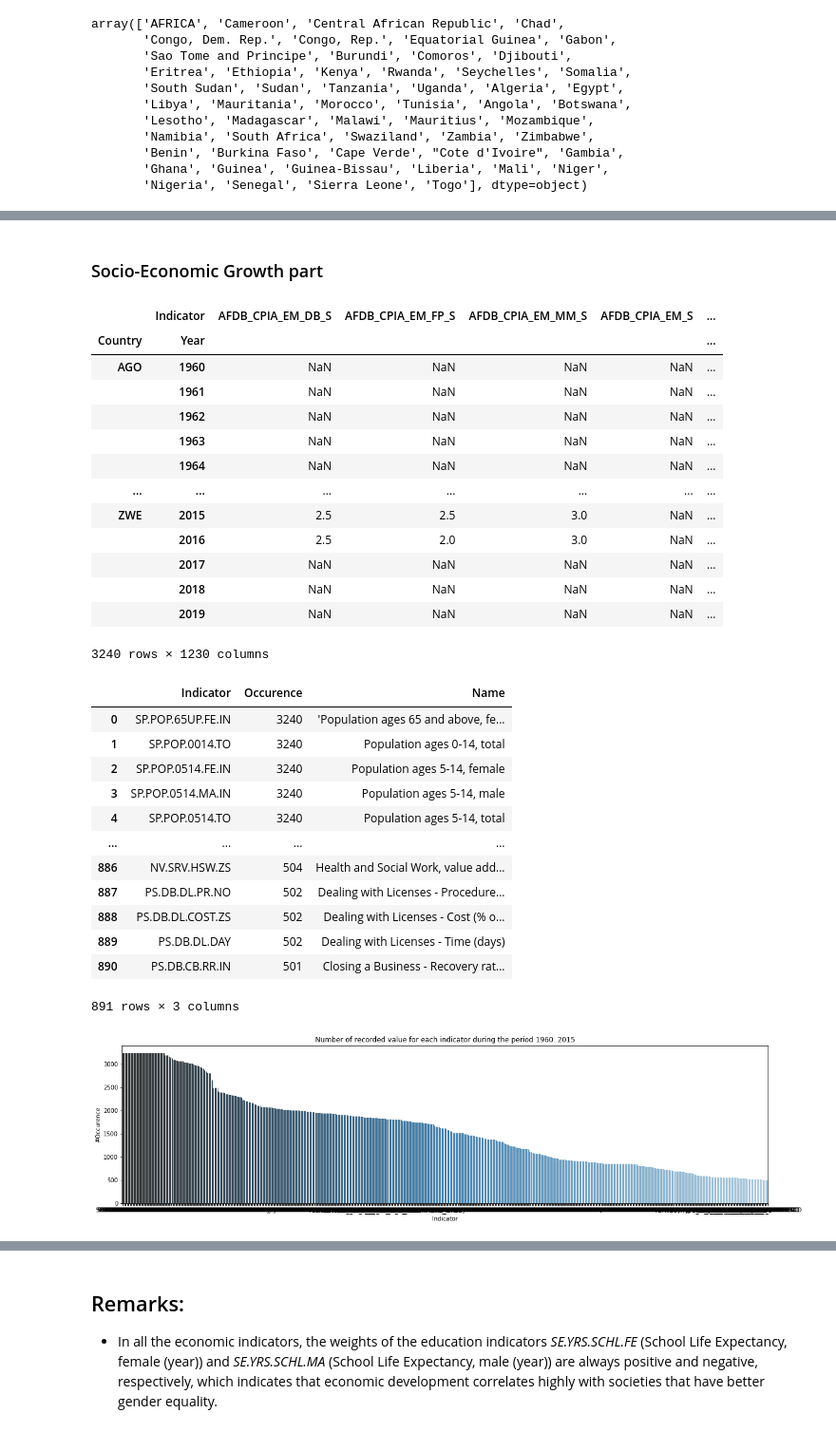
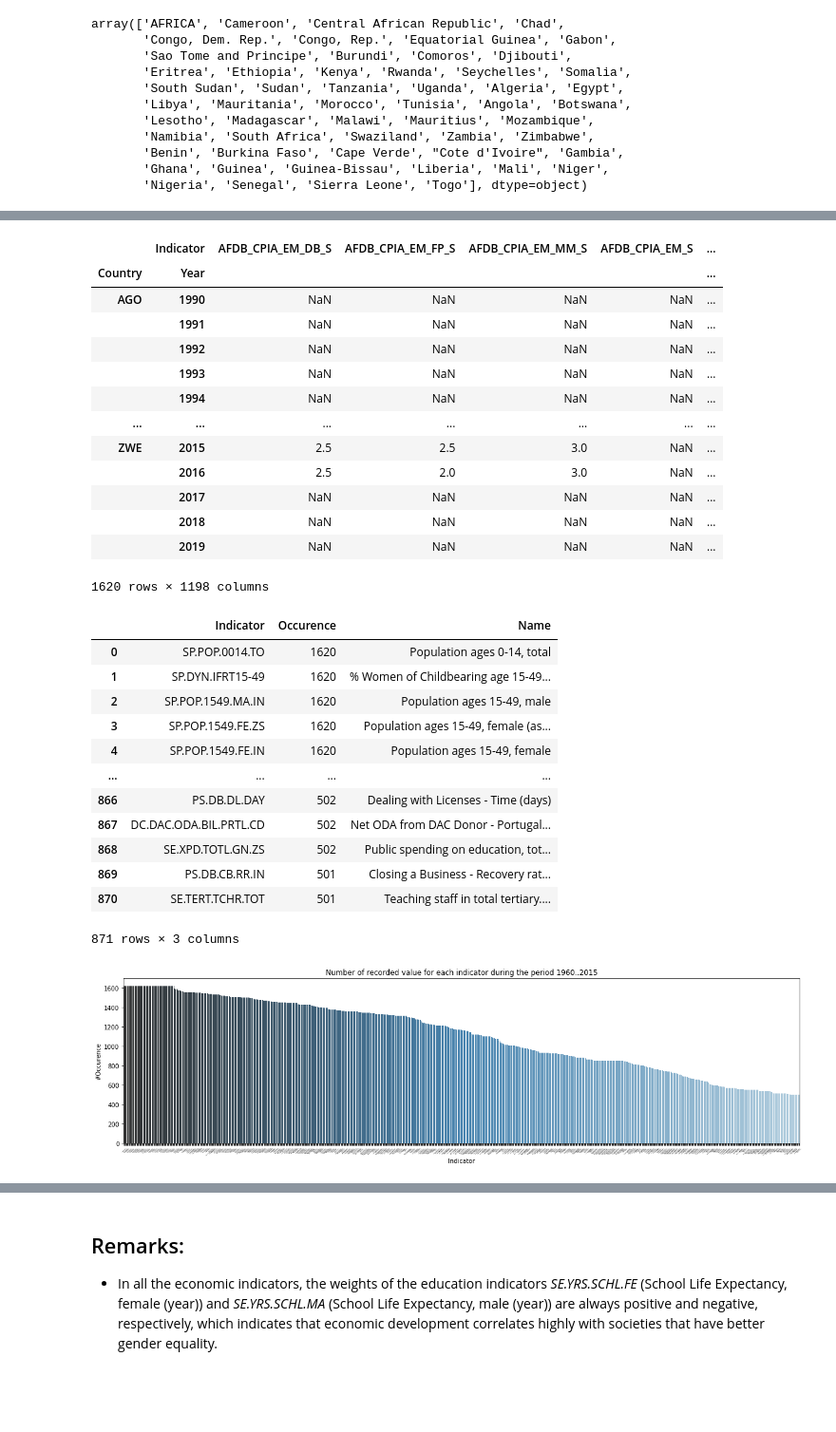
Before and after one commit to GhaliAmir/Education-In-Africa, a Jupyter notebook: Project.ipynb, the cells around one changed output, grey strips where cells are left out. Shown at 95% size. Saved outputs shown, nothing was run; the diff lists cells and outputs as text; code cells hidden in the pictures; blank space fills up the shorter version.

```diff
--- a/Project.ipynb
+++ b/Project.ipynb
@@ -704,7 +561,5 @@ db_dev_inds = db_zero_pivot[development_indicators]
-# %% [markdown]
-### Socio-Economic Growth part
 # %%
-countries_data_trimmed = countries_data[(countries_data.Year <= 2019) & (countries_data.Year >= 1960)]
+countries_data_trimmed = countries_data[(countries_data.Year <= 2019) & (countries_data.Year >= 1990)]
 countries_data_trimmed = countries_data_trimmed[countries_data_trimmed.CountryName.isin(Countries_Only)]
 countries_data_trimmed.replace(to_replace=0.0, value=np.nan, inplace=True)
 indicators_countries_trimmed = pd.pivot_table(countries_data_trimmed, values='Value', index=['Country','Year'], columns=['Indicator'])
@@ -712,18 +567,18 @@ indicators_countries_trimmed
 # %% [output]
 |  | Indicator | AFDB_CPIA_EM_DB_S | AFDB_CPIA_EM_FP_S | AFDB_CPIA_EM_MM_S | AFDB_CPIA_EM_S | ... |
 | Country | Year |  |  |  |  | ... |
-| AGO | 1960 | NaN | NaN | NaN | NaN | ... |
-|  | 1961 | NaN | NaN | NaN | NaN | ... |
-|  | 1962 | NaN | NaN | NaN | NaN | ... |
-|  | 1963 | NaN | NaN | NaN | NaN | ... |
-|  | 1964 | NaN | NaN | NaN | NaN | ... |
+| AGO | 1990 | NaN | NaN | NaN | NaN | ... |
+|  | 1991 | NaN | NaN | NaN | NaN | ... |
+|  | 1992 | NaN | NaN | NaN | NaN | ... |
+|  | 1993 | NaN | NaN | NaN | NaN | ... |
+|  | 1994 | NaN | NaN | NaN | NaN | ... |
 | ... | ... | ... | ... | ... | ... | ... |
 | ZWE | 2015 | 2.5 | 2.5 | 3.0 | NaN | ... |
 |  | 2016 | 2.5 | 2.0 | 3.0 | NaN | ... |
 |  | 2017 | NaN | NaN | NaN | NaN | ... |
 |  | 2018 | NaN | NaN | NaN | NaN | ... |
 |  | 2019 | NaN | NaN | NaN | NaN | ... |
-3240 rows × 1230 columns
+1620 rows × 1198 columns
 # %%
 ind_by_occurence_trimmed = countries_data_trimmed[['Year','Indicator']].groupby(['Indicator']).count()
 ind_by_occurence_trimmed = ind_by_occurence_trimmed.reset_index()
@@ -735,23 +590,24 @@ ind_by_occurence_trimmed.drop(columns='Code',inplace=True)
 ind_by_occurence_trimmed
 # %% [output]
 |  | Indicator | Occurence | Name |
-| 0 | SP.POP.65UP.FE.IN | 3240 | 'Population ages 65 and above, fe... |
-| 1 | SP.POP.0014.TO | 3240 | Population ages 0-14, total |
-| 2 | SP.POP.0514.FE.IN | 3240 | Population ages 5-14, female |
-| 3 | SP.POP.0514.MA.IN | 3240 | Population ages 5-14, male |
-| 4 | SP.POP.0514.TO | 3240 | Population ages 5-14, total |
+| 0 | SP.POP.0014.TO | 1620 | Population ages 0-14, total |
+| 1 | SP.DYN.IFRT15-49 | 1620 | % Women of Childbearing age 15-49... |
+| 2 | SP.POP.1549.MA.IN | 1620 | Population ages 15-49, male |
+| 3 | SP.POP.1549.FE.ZS | 1620 | Population ages 15-49, female (as... |
+| 4 | SP.POP.1549.FE.IN | 1620 | Population ages 15-49, female |
 | ... | ... | ... | ... |
-| 886 | NV.SRV.HSW.ZS | 504 | Health and Social Work, value add... |
-| 887 | PS.DB.DL.PR.NO | 502 | Dealing with Licenses - Procedure... |
-| 888 | PS.DB.DL.COST.ZS | 502 | Dealing with Licenses - Cost (% o... |
-| 889 | PS.DB.DL.DAY | 502 | Dealing with Licenses - Time (days) |
-| 890 | PS.DB.CB.RR.IN | 501 | Closing a Business - Recovery rat... |
+| 866 | PS.DB.DL.DAY | 502 | Dealing with Licenses - Time (days) |
+| 867 | DC.DAC.ODA.BIL.PRTL.CD | 502 | Net ODA from DAC Donor - Portugal... |
+| 868 | SE.XPD.TOTL.GN.ZS | 502 | Public spending on education, tot... |
+| 869 | PS.DB.CB.RR.IN | 501 | Closing a Business - Recovery rat... |
+| 870 | SE.TERT.TCHR.TOT | 501 | Teaching staff in total tertiary.... |
-891 rows × 3 columns
+871 rows × 3 columns
 # %%
 plt.figure(figsize=(20,5))
 pl = sns.barplot(ind_by_occurence_trimmed.Indicator, y=ind_by_occurence_trimmed.Occurence, palette="Blues_d")
+plt.xticks(fontsize=1, rotation=45)
 pl.set_title('Number of recorded value for each indicator during the period 1960..2015')
 pl.set_ylabel('#Occurence')
 plt.show()
 # %% [output]
-[figure, old version]
+[figure, new version]
```
Also changed, not shown: parts of 99 cells of this notebook.
